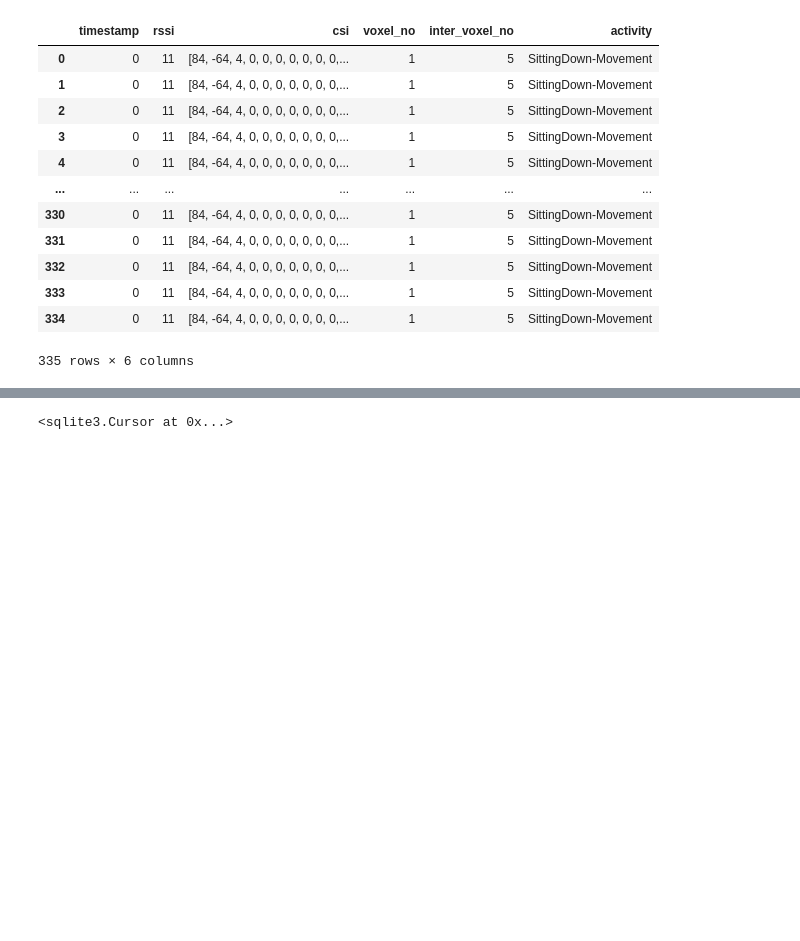
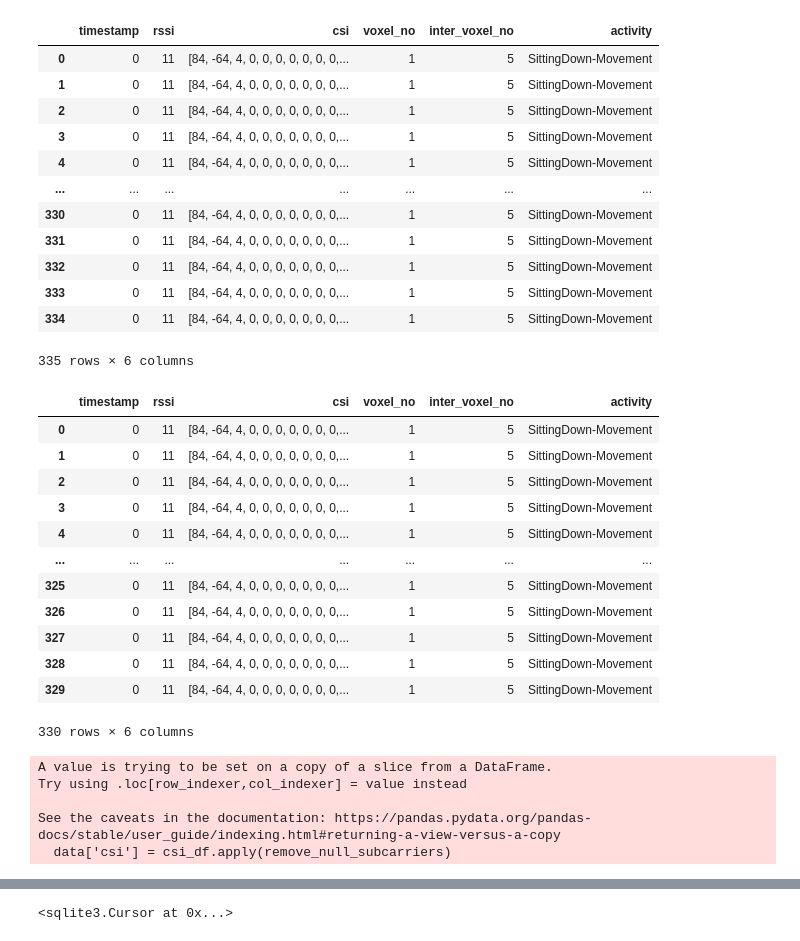
Before and after one commit to NethmiRodrigo/gotta-catch-em-all, a Jupyter notebook: model/calculate_vector_per_subcarrier.ipynb, the cells around one changed output, grey strips where cells are left out. Cells and saved outputs as stored; diff of their text form; code cells hidden in the pictures; blank space fills up the shorter version.

```diff
--- a/model/calculate_vector_per_subcarrier.ipynb
+++ b/model/calculate_vector_per_subcarrier.ipynb
@@ -22,6 +22,24 @@ data
 | 333 | 0 | 11 | [84, -64, 4, 0, 0, 0, 0, 0, 0, 0,... | 1 | 5 | SittingDown-Movement |
 | 334 | 0 | 11 | [84, -64, 4, 0, 0, 0, 0, 0, 0, 0,... | 1 | 5 | SittingDown-Movement |
 335 rows × 6 columns
+# %%
+data = data.iloc[:-5]
+# %%
+data
+# %% [output]
+|  | timestamp | rssi | csi | voxel_no | inter_voxel_no | activity |
+| 0 | 0 | 11 | [84, -64, 4, 0, 0, 0, 0, 0, 0, 0,... | 1 | 5 | SittingDown-Movement |
+| 1 | 0 | 11 | [84, -64, 4, 0, 0, 0, 0, 0, 0, 0,... | 1 | 5 | SittingDown-Movement |
+| 2 | 0 | 11 | [84, -64, 4, 0, 0, 0, 0, 0, 0, 0,... | 1 | 5 | SittingDown-Movement |
+| 3 | 0 | 11 | [84, -64, 4, 0, 0, 0, 0, 0, 0, 0,... | 1 | 5 | SittingDown-Movement |
+| 4 | 0 | 11 | [84, -64, 4, 0, 0, 0, 0, 0, 0, 0,... | 1 | 5 | SittingDown-Movement |
+| ... | ... | ... | ... | ... | ... | ... |
+| 325 | 0 | 11 | [84, -64, 4, 0, 0, 0, 0, 0, 0, 0,... | 1 | 5 | SittingDown-Movement |
+| 326 | 0 | 11 | [84, -64, 4, 0, 0, 0, 0, 0, 0, 0,... | 1 | 5 | SittingDown-Movement |
+| 327 | 0 | 11 | [84, -64, 4, 0, 0, 0, 0, 0, 0, 0,... | 1 | 5 | SittingDown-Movement |
+| 328 | 0 | 11 | [84, -64, 4, 0, 0, 0, 0, 0, 0, 0,... | 1 | 5 | SittingDown-Movement |
+| 329 | 0 | 11 | [84, -64, 4, 0, 0, 0, 0, 0, 0, 0,... | 1 | 5 | SittingDown-Movement |
+330 rows × 6 columns
 # %%
 # Remove the values in the array in the first column in CSI_DF whose indexes are given in the NULL_SUBCARRIERS array
 # Convert the 'csi' column to a list of lists, assuming each entry is a string representation of a list
@@ -33,6 +51,12 @@ def remove_null_subcarriers(csi_list):
 
 # Apply the function to each row in the 'csi' column
 data['csi'] = csi_df.apply(remove_null_subcarriers)
+# %% [output]
+A value is trying to be set on a copy of a slice from a DataFrame.
+Try using .loc[row_indexer,col_indexer] = value instead
+
+See the caveats in the documentation: https://pandas.pydata.org/pandas-docs/stable/user_guide/indexing.html#returning-a-view-versus-a-copy
+  data['csi'] = csi_df.apply(remove_null_subcarriers)
 # %%
 for index, row in data.iterrows():
     csi = row['csi']
```
Also changed, not shown: parts of 3 cells of this notebook, 6 other files.
